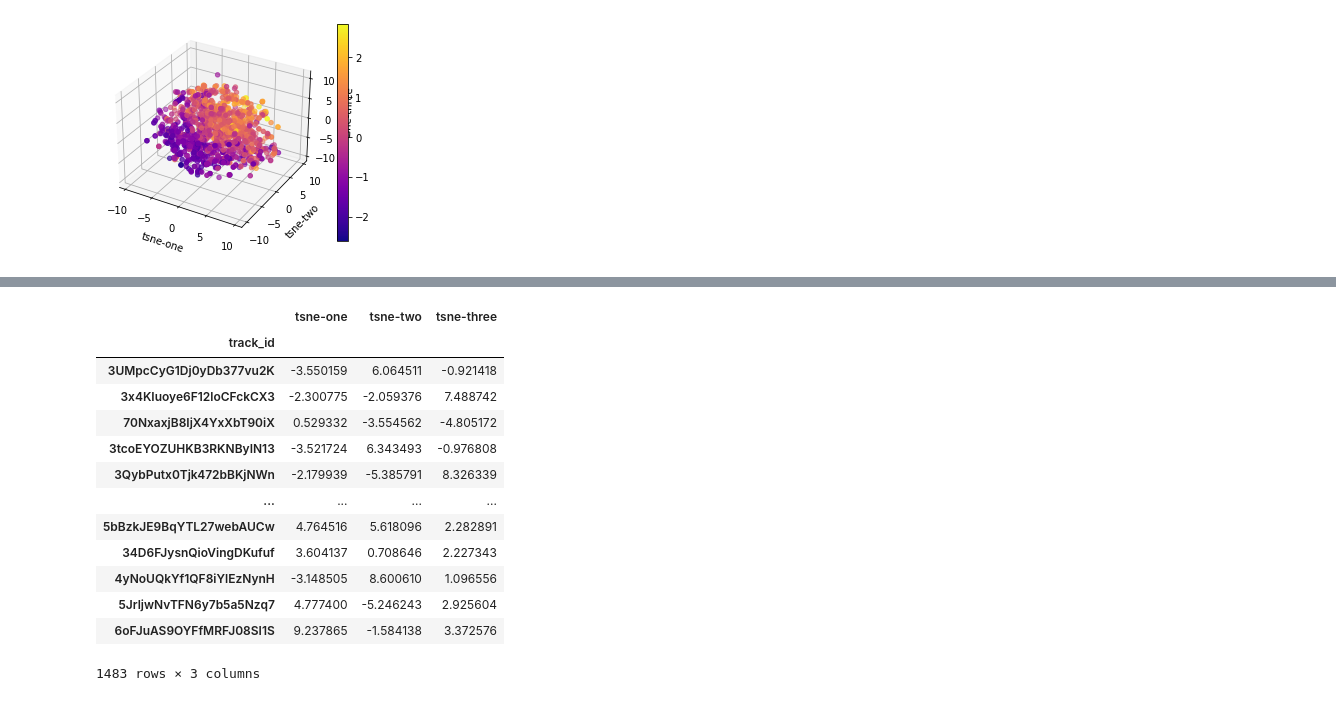
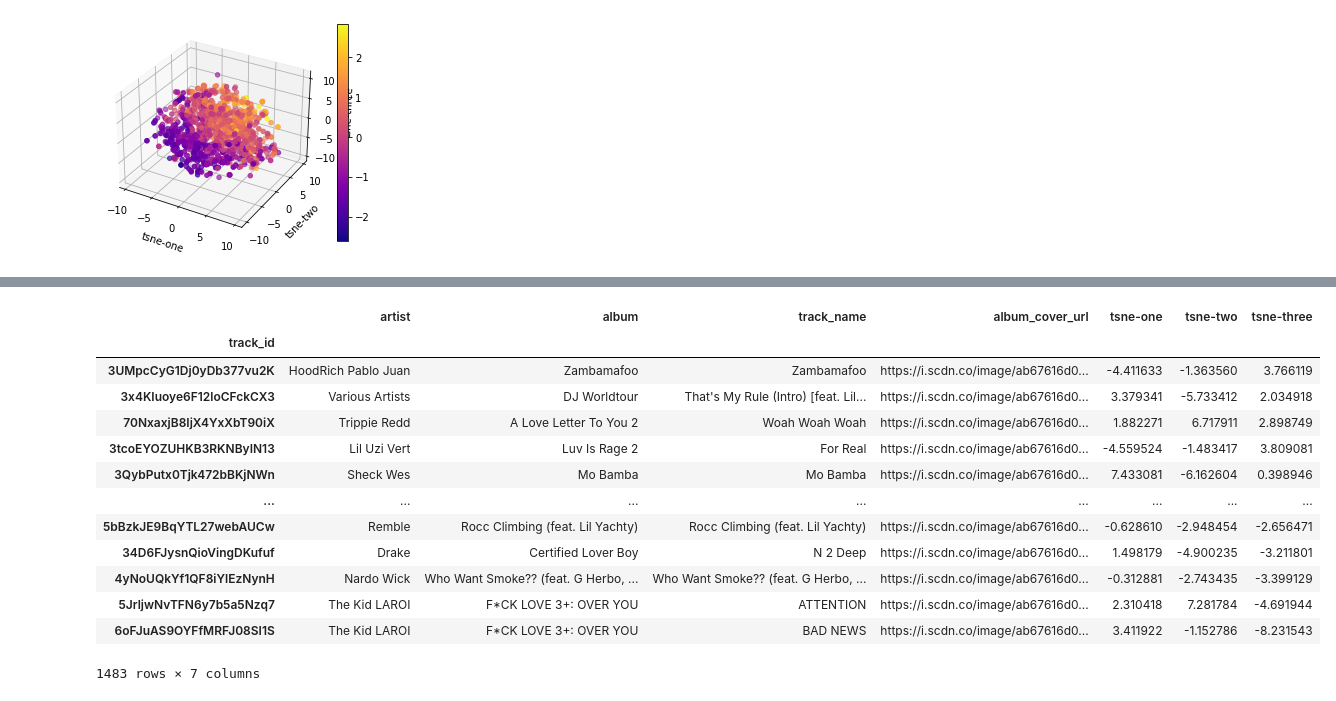
Before and after one commit to mcallisterdavid/calhacks2021, a Jupyter notebook: spotifyAPI.ipynb, the cells around one changed output, grey strips where cells are left out. Cells and saved outputs as stored; diff of their text form; code cells hidden in the pictures.

Commit message:
updated to get all data

```diff
--- a/spotifyAPI.ipynb
+++ b/spotifyAPI.ipynb
@@ -86,7 +86,7 @@ def getPlaylistSongs(username, playlistName, token):
     playlist = getUserPlaylists(username, token)
     playlistID = list(playlist[playlist['Playlist Name'] == playlistName]['Playlist ID'])[0]
 
-    features_list = ["artist", "album", "album_release_date", "track_name", "track_id",
+    features_list = ["artist", "album", "album_release_date", "album_cover_url", "track_name", "track_id",
                          "explicit", "popularity", "danceability", "energy", "key",
                          "loudness", "mode", "speechiness","instrumentalness","liveness",
                          "valence","tempo", "duration_ms","time_signature"]
@@ -96,7 +96,6 @@ def getPlaylistSongs(username, playlistName, token):
         sp = spotipy.Spotify(auth=token)
         results = sp.user_playlist_tracks(username, playlistID, limit=70)
         tracks = results['items']
-
         while results['next']:
             results = sp.next(results)
             tracks.extend(results['items'])
@@ -115,6 +114,7 @@ def getPlaylistSongs(username, playlistName, token):
                 features['artist'] = None
             features['album_release_date'] = track['album']['release_date']
             features['album'] = track['album']['name']
+            features['album_cover_url'] = track['album']['images'][0]['url']
             features['track_name'] = track['name']
             features['track_id'] = track['id']
             features['explicit'] = track['explicit']
@@ -131,7 +131,7 @@ def getPlaylistSongs(username, playlistName, token):
             track_ids = track_ids[100:]
         audio_features += sp.audio_features(','.join(track_ids))
 
-        for feature in features_list[7:]:
+        for feature in features_list[8:]:
             df[feature] = [track[feature] for track in audio_features]
 
         return df
@@ -440,8 +325,7 @@ def main():
 	playlistID = '2NQemdvdAfjpxKymXLilBK' # test playlistID input
 	playlistSongs = getPlaylistSongs(username, playlistID, token) # dataframe of the songs in playlistID
 	data = generate_TSNE(playlistSongs) # adds three columns to prev df, with TSNE coords
-	tsneCoords = data[['tsne-one', 'tsne-two', 'tsne-three']]
-	return tsneCoords
+	return data[['artist', 'album', 'track_name', 'album_cover_url', 'tsne-one', 'tsne-two', 'tsne-three']]
 
 # get the playlists for the username and token; can print this intermediately
 # also gets the playlist IDs; might want dictionary of playlist name to playlistID
@@ -464,7 +348,7 @@ def getPlaylistSongs(username, playlistID, token):
     # playlist = getUserPlaylists(username, token)
     # playlistID = list(playlist[playlist['Playlist Name'] == playlistName]['Playlist ID'])[0]
 
-    features_list = ["artist", "album", "album_release_date", "track_name", "track_id",
+    features_list = ["artist", "album", "album_release_date", "album_cover_url", "track_name", "track_id",
                          "explicit", "popularity", "danceability", "energy", "key",
                          "loudness", "mode", "speechiness","instrumentalness","liveness",
                          "valence","tempo", "duration_ms","time_signature"]
@@ -472,9 +356,8 @@ def getPlaylistSongs(username, playlistID, token):
 
     if token:
         sp = spotipy.Spotify(auth=token)
-        results = sp.user_playlist_tracks(username, playlistID)
+        results = sp.user_playlist_tracks(username, playlistID, limit=70)
         tracks = results['items']
-
         while results['next']:
             results = sp.next(results)
             tracks.extend(results['items'])
@@ -493,6 +376,7 @@ def getPlaylistSongs(username, playlistID, token):
                 features['artist'] = None
             features['album_release_date'] = track['album']['release_date']
             features['album'] = track['album']['name']
+            features['album_cover_url'] = track['album']['images'][0]['url']
             features['track_name'] = track['name']
             features['track_id'] = track['id']
             features['explicit'] = track['explicit']
@@ -509,12 +393,13 @@ def getPlaylistSongs(username, playlistID, token):
             track_ids = track_ids[100:]
         audio_features += sp.audio_features(','.join(track_ids))
 
-        for feature in features_list[7:]:
+        for feature in features_list[8:]:
             df[feature] = [track[feature] for track in audio_features]
 
         return df
     else:
         return ("Can't get token for", username)
+
 
 def cleanData(df):
 
@@ -527,33 +412,39 @@ def cleanData(df):
     df.index = df['track_id']
     df = df[~df.index.duplicated(keep='first')]
 
-    df = df.drop(['artist', 'album', 'track_name', 'track_id'], axis=1)
+    ohe = df.drop(['artist', 'album', 'track_name', 'track_id', 'album_cover_url'], axis=1)
 
     # add a few columns as categorical features
-    df['key'] = df['key'].astype(str)
-    df['mode'] = df['mode'].astype(str)
-    df['time_signature'] = df['time_signature'].astype(str)
-    df['popularity'] = df['popularity'].astype(int)
+    ohe['key'] = ohe['key'].astype(str)
+    ohe['mode'] = ohe['mode'].astype(str)
+    ohe['time_signature'] = ohe['time_signature'].astype(str)
+    ohe['popularity'] = ohe['popularity'].astype(int)
 
     # getting dummies
-    df = pd.get_dummies(df)
+    ohe = pd.get_dummies(ohe)
 
     # normalization
-    columns_to_normalize = ['popularity', 'danceability', 'energy', 'loudness', 'speechiness', 'instrumentalness', 'liveness', 'valence', 'tempo', 'duration_ms']
+    columns_to_normalize = ['popularity', 'danceability', 'energy',
+                                'loudness', 'speechiness', 'instrumentalness',
+                                'liveness', 'valence', 'tempo', 'duration_ms']
     for column in columns_to_normalize:
-        df[column] = (df[column] - df[column].mean()) / df[column].std()
+        ohe[column] = (ohe[column] - ohe[column].mean()) / ohe[column].std()
 
-    return df
+    ohe['artist'] = df['artist']
+    ohe['album'] = df['album']
+    ohe['track_name'] = df['track_name']
+#     ohe['track_id'] = df['track_id']
+    ohe['album_cover_url'] = df['album_cover_url']
 
+    return ohe
 
-def generate_TSNE(df):
-    # df = pd.read_csv(path).iloc[:, 1:]
+def generate_TSNE(df: pd.DataFrame()):
     normed_df = cleanData(df)
 
     # np.random.seed(42)
     time_start = time.time()
     tsne = TSNE(n_components=3, verbose=1, perplexity=40, n_iter=300)
-    tsne_results = tsne.fit_transform(normed_df)
+    tsne_results = tsne.fit_transform(normed_df[normed_df.columns.difference(['artist', 'album', 'track_name', 'album_cover_url'])])
     print('t-SNE done! Time elapsed: {} seconds'.format(time.time()-time_start))
 
     normed_df['tsne-one'] = tsne_results[:,0]
@@ -562,7 +453,8 @@ def generate_TSNE(df):
 
     return normed_df
 
-main()
+test = main()
+test
 # %% [output]
 [t-SNE] Computing 121 nearest neighbors...
 [t-SNE] Indexed 1483 samples in 0.003s...
@@ -576,14 +468,14 @@ t-SNE done! Time elapsed: 3.550732135772705 seconds
-|  | tsne-one | tsne-two | tsne-three |
-| track_id |  |  |  |
-| 3UMpcCyG1Dj0yDb377vu2K | -3.550159 | 6.064511 | -0.921418 |
-| 3x4KIuoye6F12loCFckCX3 | -2.300775 | -2.059376 | 7.488742 |
-| 70NxaxjB8IjX4YxXbT90iX | 0.529332 | -3.554562 | -4.805172 |
-| 3tcoEYOZUHKB3RKNByIN13 | -3.521724 | 6.343493 | -0.976808 |
-| 3QybPutx0Tjk472bBKjNWn | -2.179939 | -5.385791 | 8.326339 |
-| ... | ... | ... | ... |
-| 5bBzkJE9BqYTL27webAUCw | 4.764516 | 5.618096 | 2.282891 |
-| 34D6FJysnQioVingDKufuf | 3.604137 | 0.708646 | 2.227343 |
-| 4yNoUQkYf1QF8iYlEzNynH | -3.148505 | 8.600610 | 1.096556 |
-| 5JrljwNvTFN6y7b5a5Nzq7 | 4.777400 | -5.246243 | 2.925604 |
-| 6oFJuAS9OYFfMRFJ08SI1S | 9.237865 | -1.584138 | 3.372576 |
+|  | artist | album | track_name | album_cover_url | tsne-one | tsne-two | tsne-three |
+| track_id |  |  |  |  |  |  |  |
+| 3UMpcCyG1Dj0yDb377vu2K | HoodRich Pablo Juan | Zambamafoo | Zambamafoo | https://i.scdn.co/image/ab67616d0... | -4.411633 | -1.363560 | 3.766119 |
+| 3x4KIuoye6F12loCFckCX3 | Various Artists | DJ Worldtour | That's My Rule (Intro) [feat. Lil... | https://i.scdn.co/image/ab67616d0... | 3.379341 | -5.733412 | 2.034918 |
+| 70NxaxjB8IjX4YxXbT90iX | Trippie Redd | A Love Letter To You 2 | Woah Woah Woah | https://i.scdn.co/image/ab67616d0... | 1.882271 | 6.717911 | 2.898749 |
+| 3tcoEYOZUHKB3RKNByIN13 | Lil Uzi Vert | Luv Is Rage 2 | For Real | https://i.scdn.co/image/ab67616d0... | -4.559524 | -1.483417 | 3.809081 |
+| 3QybPutx0Tjk472bBKjNWn | Sheck Wes | Mo Bamba | Mo Bamba | https://i.scdn.co/image/ab67616d0... | 7.433081 | -6.162604 | 0.398946 |
+| ... | ... | ... | ... | ... | ... | ... | ... |
+| 5bBzkJE9BqYTL27webAUCw | Remble | Rocc Climbing (feat. Lil Yachty) | Rocc Climbing (feat. Lil Yachty) | https://i.scdn.co/image/ab67616d0... | -0.628610 | -2.948454 | -2.656471 |
+| 34D6FJysnQioVingDKufuf | Drake | Certified Lover Boy | N 2 Deep | https://i.scdn.co/image/ab67616d0... | 1.498179 | -4.900235 | -3.211801 |
+| 4yNoUQkYf1QF8iYlEzNynH | Nardo Wick | Who Want Smoke?? (feat. G Herbo, ... | Who Want Smoke?? (feat. G Herbo, ... | https://i.scdn.co/image/ab67616d0... | -0.312881 | -2.743435 | -3.399129 |
+| 5JrljwNvTFN6y7b5a5Nzq7 | The Kid LAROI | F*CK LOVE 3+: OVER YOU | ATTENTION | https://i.scdn.co/image/ab67616d0... | 2.310418 | 7.281784 | -4.691944 |
+| 6oFJuAS9OYFfMRFJ08SI1S | The Kid LAROI | F*CK LOVE 3+: OVER YOU | BAD NEWS | https://i.scdn.co/image/ab67616d0... | 3.411922 | -1.152786 | -8.231543 |
-1483 rows × 3 columns
+1483 rows × 7 columns
```
Also changed, not shown: parts of 19 cells of this notebook, 5 other files.
